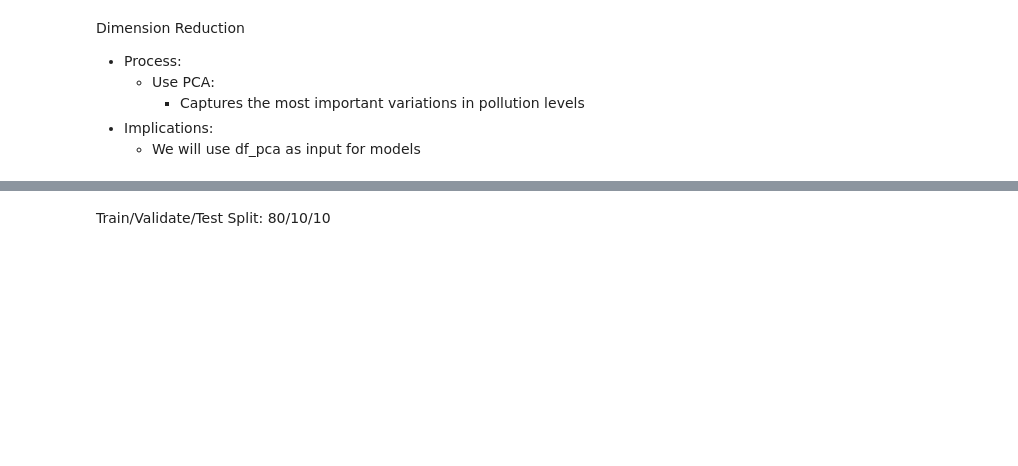
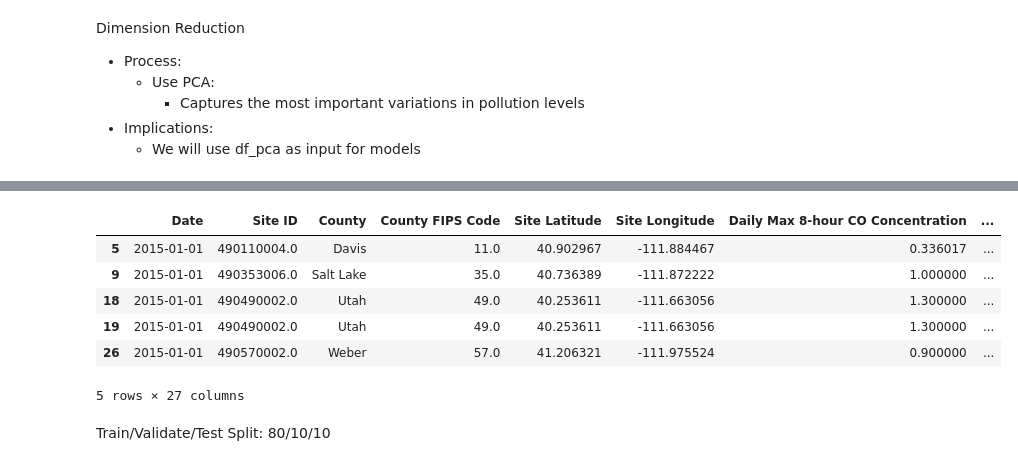
Before and after one commit to sophieharman/Vol3AirQualityProject, a Jupyter notebook: data_cleaning.ipynb, the cells around one changed output, grey strips where cells are left out. Drawn from its saved outputs; the diff is of its cells as text; code cells hidden in the pictures; blank space fills up the shorter version.

Commit message:
create AQI column

```diff
--- a/data_cleaning.ipynb
+++ b/data_cleaning.ipynb
@@ -403,6 +403,22 @@ Optimal number of components: 12
 2  0.065534 -0.415887 -0.504911  0.331996  0.262963
 3 -0.101776 -0.556349  0.212728 -0.789486  0.066188
 4 -0.777266 -0.943547  0.717530 -1.134231 -0.185448
+# %%
+# create filtered dataframe using only counties from the wasatch front
+df = df[df['County'].isin(['Weber', 'Davis', 'Salt Lake', 'Utah'])]
+df.head()
+
+df['AQI'] = df[['Daily AQI Value CO', 'Daily AQI Value NO2', 'Daily AQI Value PM2.5', 'Daily AQI Value PM10', 'Daily AQI Value SO2', 'Daily AQI Value Ozone']].max(axis=1)
+
+df.head()
+# %% [output]
+|  | Date | Site ID | County | County FIPS Code | Site Latitude | Site Longitude | Daily Max 8-hour CO Concentration | ... |
+| 5 | 2015-01-01 | 490110004.0 | Davis | 11.0 | 40.902967 | -111.884467 | 0.336017 | ... |
+| 9 | 2015-01-01 | 490353006.0 | Salt Lake | 35.0 | 40.736389 | -111.872222 | 1.000000 | ... |
+| 18 | 2015-01-01 | 490490002.0 | Utah | 49.0 | 40.253611 | -111.663056 | 1.300000 | ... |
+| 19 | 2015-01-01 | 490490002.0 | Utah | 49.0 | 40.253611 | -111.663056 | 1.300000 | ... |
+| 26 | 2015-01-01 | 490570002.0 | Weber | 57.0 | 41.206321 | -111.975524 | 0.900000 | ... |
+5 rows × 27 columns
 # %% [markdown]
 Train/Validate/Test Split: 80/10/10
 # %%
```
Also changed, not shown: parts of 2 cells of this notebook, 5 other files.
